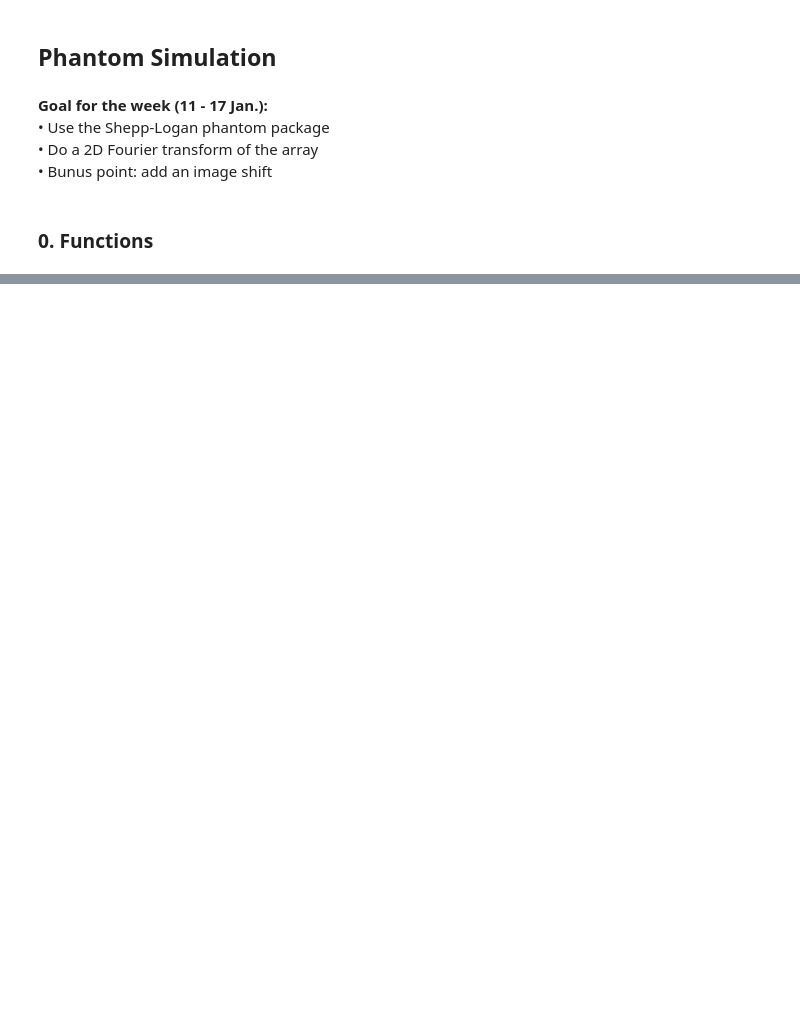
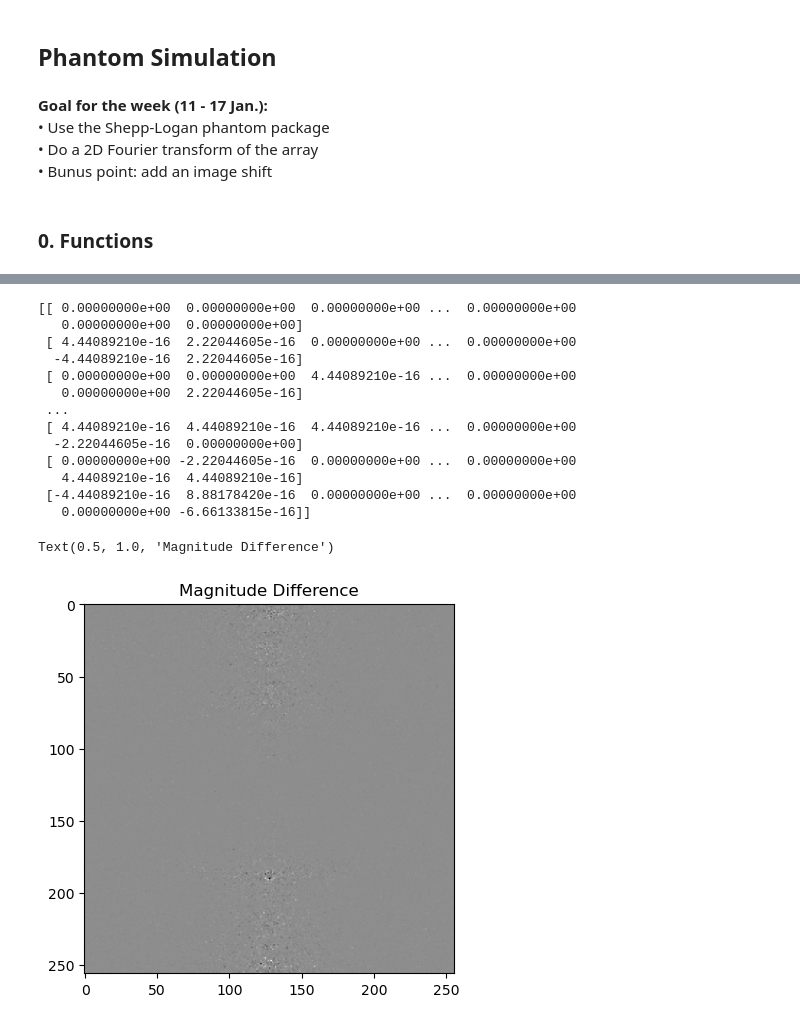
Before and after one commit to ellieYD/MRI_Flow_Motion_Correction, a Jupyter notebook: PhantomSimulation.ipynb, the cells around one changed output, grey strips where cells are left out. Cells and saved outputs as stored; diff of their text form; code cells hidden in the pictures; blank space fills up the shorter version.

```diff
--- a/PhantomSimulation.ipynb
+++ b/PhantomSimulation.ipynb
@@ -93,0 +132,23 @@ plt.subplots_adjust(wspace=0.5)
+# %%
+magnitude_difference = shifted_magnitude_spectrum - magnitude_spectrum
+print(magnitude_difference)
+
+plt.figure()
+plt.imshow(magnitude_difference, cmap='gray')
+plt.title('Magnitude Difference')
+# %% [output]
+[[ 0.00000000e+00  0.00000000e+00  0.00000000e+00 ...  0.00000000e+00
+   0.00000000e+00  0.00000000e+00]
+ [ 4.44089210e-16  2.22044605e-16  0.00000000e+00 ...  0.00000000e+00
+  -4.44089210e-16  2.22044605e-16]
+ [ 0.00000000e+00  0.00000000e+00  4.44089210e-16 ...  0.00000000e+00
+   0.00000000e+00  2.22044605e-16]
+ ...
+ [ 4.44089210e-16  4.44089210e-16  4.44089210e-16 ...  0.00000000e+00
+  -2.22044605e-16  0.00000000e+00]
+ [ 0.00000000e+00 -2.22044605e-16  0.00000000e+00 ...  0.00000000e+00
+   4.44089210e-16  4.44089210e-16]
+ [-4.44089210e-16  8.88178420e-16  0.00000000e+00 ...  0.00000000e+00
+   0.00000000e+00 -6.66133815e-16]]
+Text(0.5, 1.0, 'Magnitude Difference')
+[figure, added]
```
Also changed, not shown: parts of 22 cells of this notebook.
